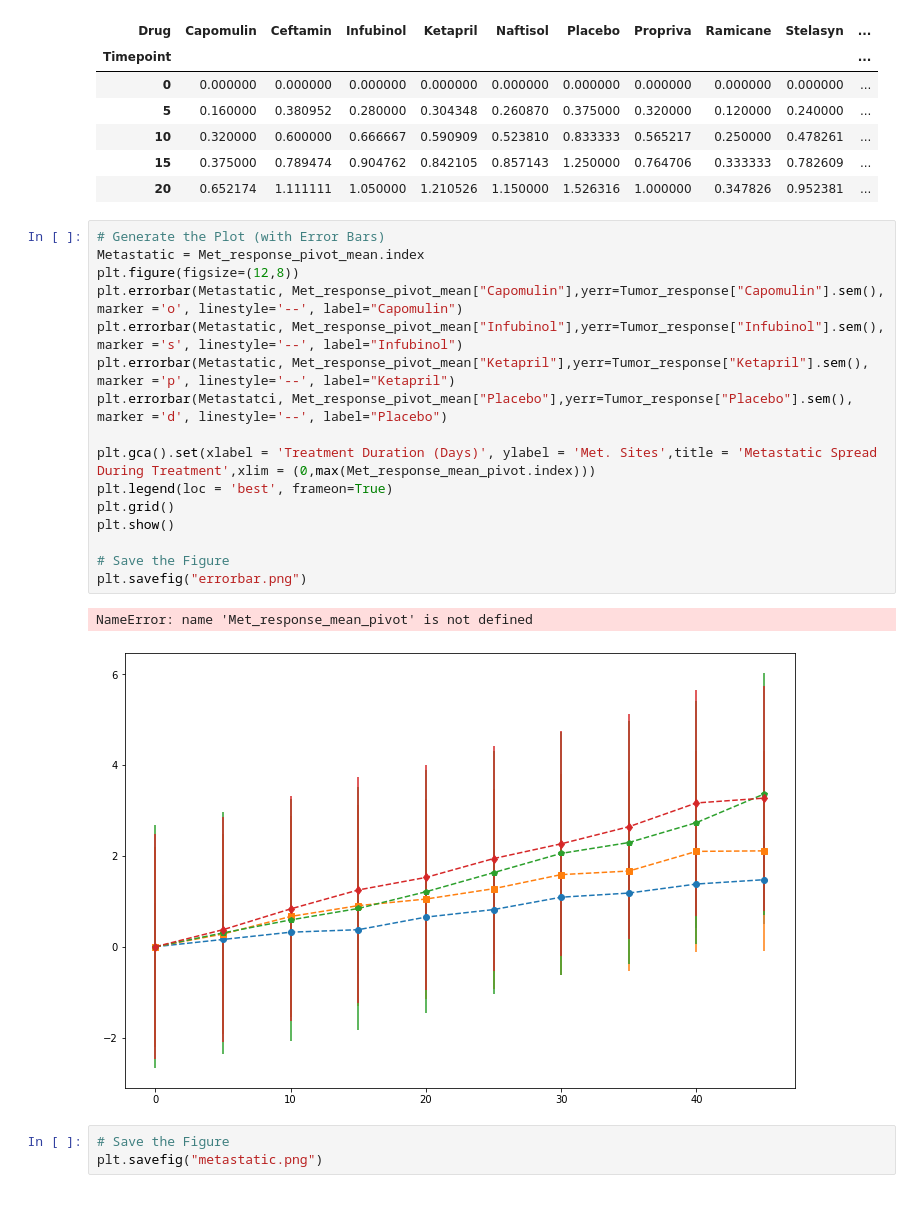
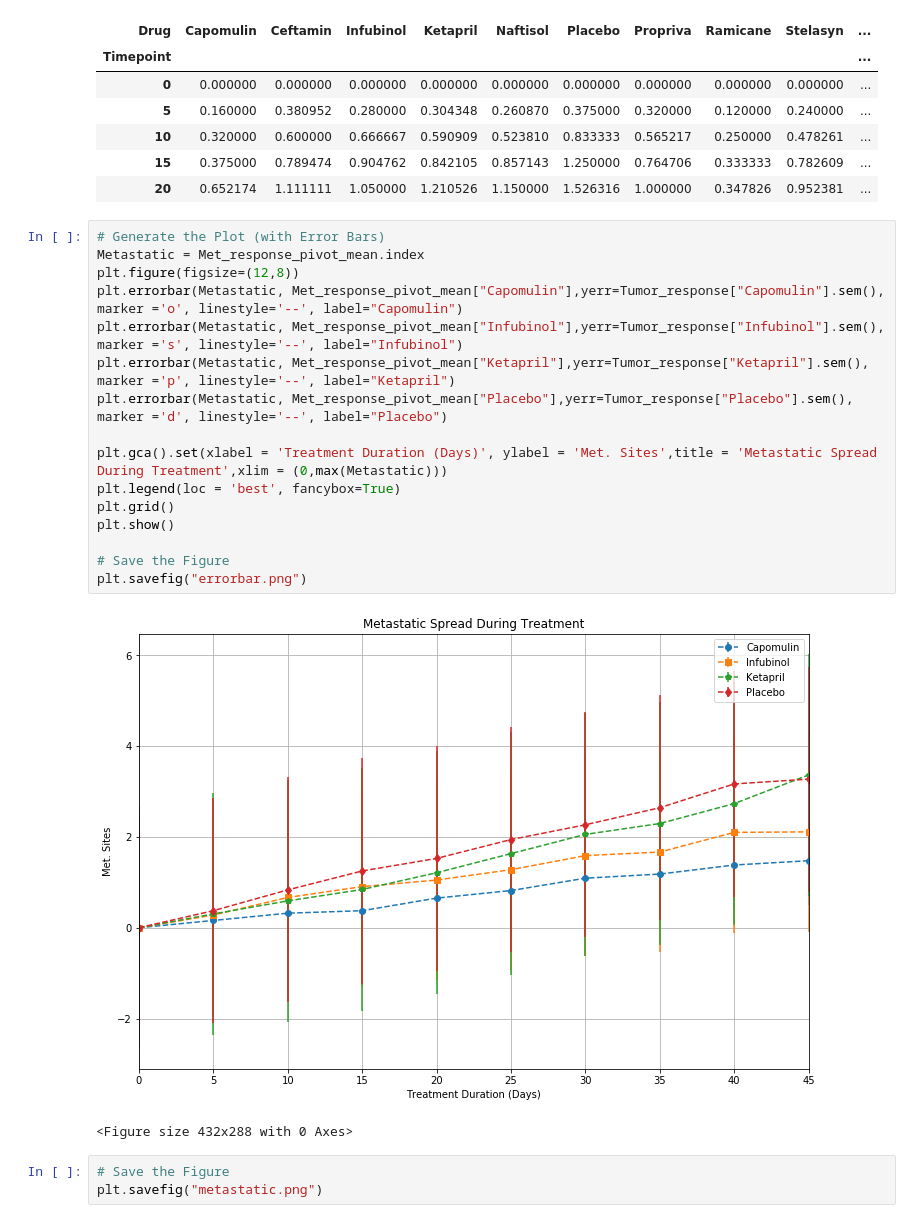
Before and after one commit to Deyinka/matplotlib-challenge, a Jupyter notebook: Pymaceuticals/Pymaceuticals _Assignment.ipynb, the cells around one changed output. Saved outputs shown, nothing was run; the diff lists cells and outputs as text.

```diff
--- a/Pymaceuticals/Pymaceuticals _Assignment.ipynb
+++ b/Pymaceuticals/Pymaceuticals _Assignment.ipynb
@@ -208,22 +208,22 @@ Met_response_pivot_mean.head()
 # %%
 # Generate the Plot (with Error Bars)
 Metastatic = Met_response_pivot_mean.index
 plt.figure(figsize=(12,8))
 plt.errorbar(Metastatic, Met_response_pivot_mean["Capomulin"],yerr=Tumor_response["Capomulin"].sem(), marker ='o', linestyle='--', label="Capomulin")
 plt.errorbar(Metastatic, Met_response_pivot_mean["Infubinol"],yerr=Tumor_response["Infubinol"].sem(), marker ='s', linestyle='--', label="Infubinol")
 plt.errorbar(Metastatic, Met_response_pivot_mean["Ketapril"],yerr=Tumor_response["Ketapril"].sem(), marker ='p', linestyle='--', label="Ketapril")
-plt.errorbar(Metastatci, Met_response_pivot_mean["Placebo"],yerr=Tumor_response["Placebo"].sem(), marker ='d', linestyle='--', label="Placebo")
+plt.errorbar(Metastatic, Met_response_pivot_mean["Placebo"],yerr=Tumor_response["Placebo"].sem(), marker ='d', linestyle='--', label="Placebo")
 
-plt.gca().set(xlabel = 'Treatment Duration (Days)', ylabel = 'Met. Sites',title = 'Metastatic Spread During Treatment',xlim = (0,max(Met_response_mean_pivot.index)))
-plt.legend(loc = 'best', frameon=True)
+plt.gca().set(xlabel = 'Treatment Duration (Days)', ylabel = 'Met. Sites',title = 'Metastatic Spread During Treatment',xlim = (0,max(Metastatic)))
+plt.legend(loc = 'best', fancybox=True)
 plt.grid()
 plt.show()
 
 # Save the Figure
 plt.savefig("errorbar.png")
 # %% [output]
+[figure, new version]
-NameError: name 'Met_response_mean_pivot' is not defined
+<Figure size 432x288 with 0 Axes>
-[figure, old version]
 # %%
 # Save the Figure
 plt.savefig("metastatic.png")
```
